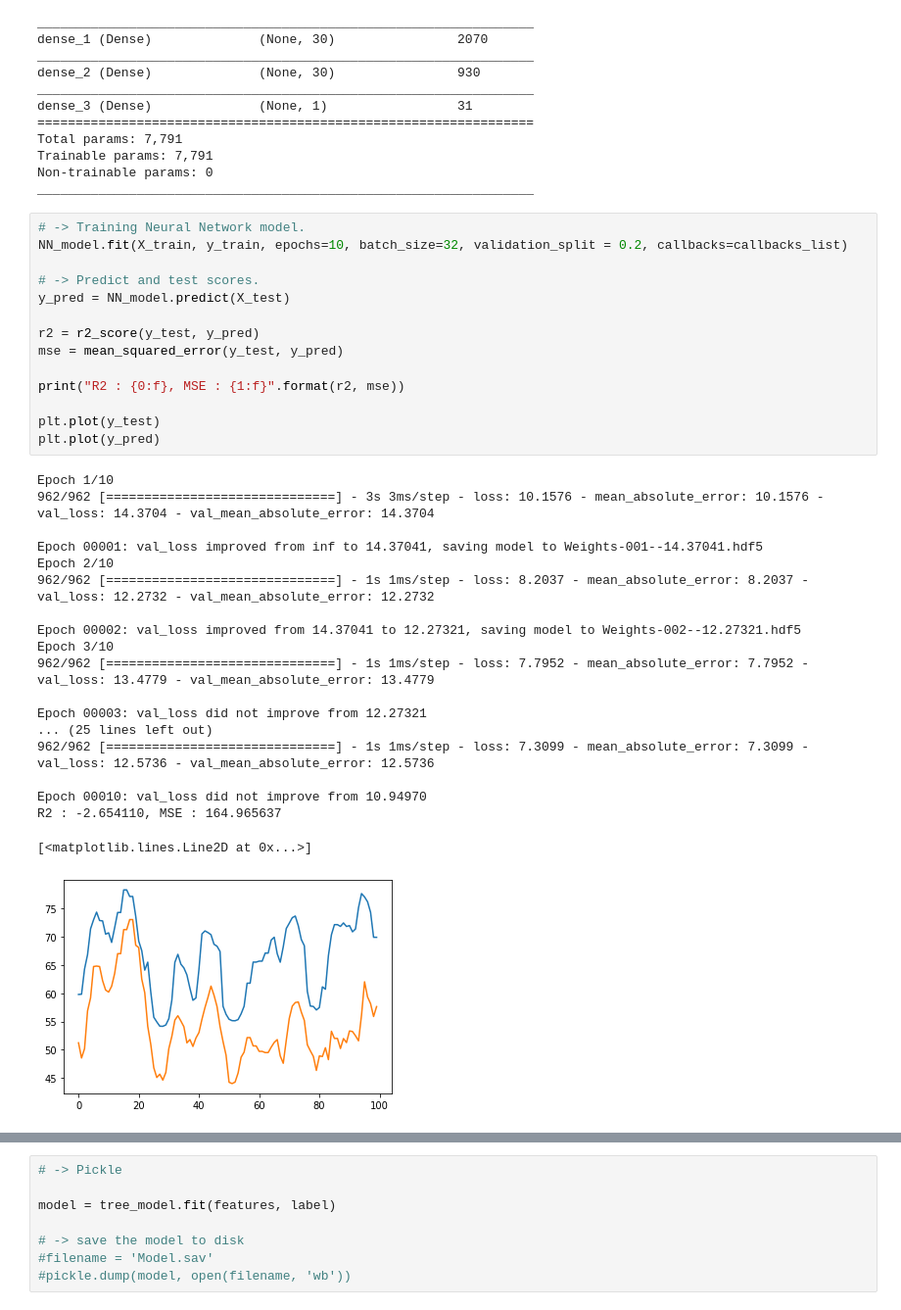
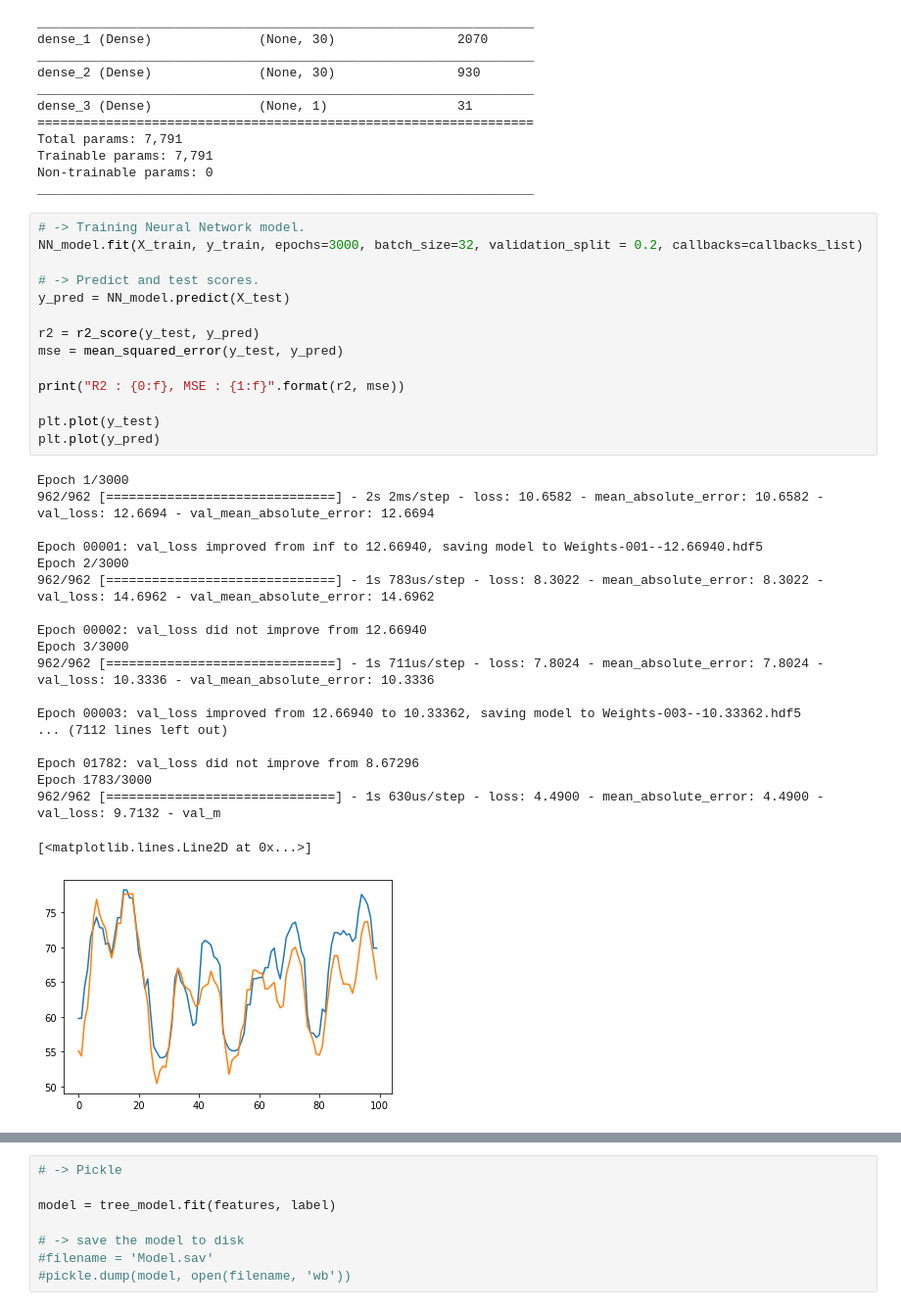
Before and after one commit to Falapas/IRONHACK_FINAL_PROJECT, a Jupyter notebook: Final_Project.ipynb, the cells around one changed output, grey strips where cells are left out. Shown at 98% size. Cells and saved outputs as stored; diff of their text form.

```diff
--- a/Final_Project.ipynb
+++ b/Final_Project.ipynb
@@ -145,38 +145,38 @@ Non-trainable params: 0
 _________________________________________________________________
 # %%
 # -> Training Neural Network model.
-NN_model.fit(X_train, y_train, epochs=10, batch_size=32, validation_split = 0.2, callbacks=callbacks_list)
+NN_model.fit(X_train, y_train, epochs=3000, batch_size=32, validation_split = 0.2, callbacks=callbacks_list)
 
 # -> Predict and test scores.
 y_pred = NN_model.predict(X_test)
 
 r2 = r2_score(y_test, y_pred)
 mse = mean_squared_error(y_test, y_pred)
 
 print("R2 : {0:f}, MSE : {1:f}".format(r2, mse))
 
 plt.plot(y_test)
 plt.plot(y_pred)
 # %% [output]
-Epoch 1/10
-962/962 [==============================] - 3s 3ms/step - loss: 10.1576 - mean_absolute_error: 10.1576 - val_loss: 14.3704 - val_mean_absolute_error: 14.3704
+Epoch 1/3000
+962/962 [==============================] - 2s 2ms/step - loss: 10.6582 - mean_absolute_error: 10.6582 - val_loss: 12.6694 - val_mean_absolute_error: 12.6694
 
-Epoch 00001: val_loss improved from inf to 14.37041, saving model to Weights-001--14.37041.hdf5
-Epoch 2/10
-962/962 [==============================] - 1s 1ms/step - loss: 8.2037 - mean_absolute_error: 8.2037 - val_loss: 12.2732 - val_mean_absolute_error: 12.2732
+Epoch 00001: val_loss improved from inf to 12.66940, saving model to Weights-001--12.66940.hdf5
+Epoch 2/3000
+962/962 [==============================] - 1s 783us/step - loss: 8.3022 - mean_absolute_error: 8.3022 - val_loss: 14.6962 - val_mean_absolute_error: 14.6962
 
-Epoch 00002: val_loss improved from 14.37041 to 12.27321, saving model to Weights-002--12.27321.hdf5
-Epoch 3/10
-962/962 [==============================] - 1s 1ms/step - loss: 7.7952 - mean_absolute_error: 7.7952 - val_loss: 13.4779 - val_mean_absolute_error: 13.4779
+Epoch 00002: val_loss did not improve from 12.66940
+Epoch 3/3000
+962/962 [==============================] - 1s 711us/step - loss: 7.8024 - mean_absolute_error: 7.8024 - val_loss: 10.3336 - val_mean_absolute_error: 10.3336
 
-Epoch 00003: val_loss did not improve from 12.27321
-... (25 lines left out)
-962/962 [==============================] - 1s 1ms/step - loss: 7.3099 - mean_absolute_error: 7.3099 - val_loss: 12.5736 - val_mean_absolute_error: 12.5736
+Epoch 00003: val_loss improved from 12.66940 to 10.33362, saving model to Weights-003--10.33362.hdf5
+... (7112 lines left out)
 
-Epoch 00010: val_loss did not improve from 10.94970
-R2 : -2.654110, MSE : 164.965637
+Epoch 01782: val_loss did not improve from 8.67296
+Epoch 1783/3000
+962/962 [==============================] - 1s 630us/step - loss: 4.4900 - mean_absolute_error: 4.4900 - val_loss: 9.7132 - val_m
 [<matplotlib.lines.Line2D at 0x...>]
-[figure, old version]
+[figure, new version]
 # %%
 # -> Testing Desision Tree model and comparing model scores.
 
```
Also changed, not shown: parts of 6 cells of this notebook.
